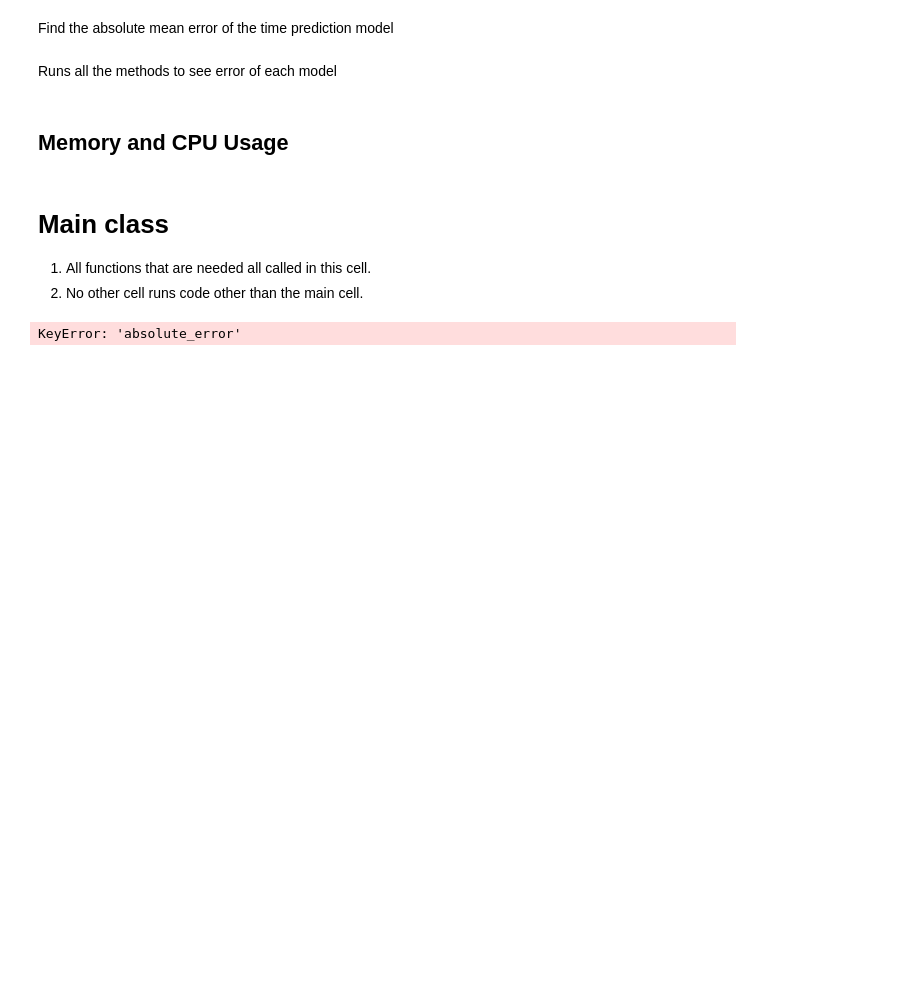
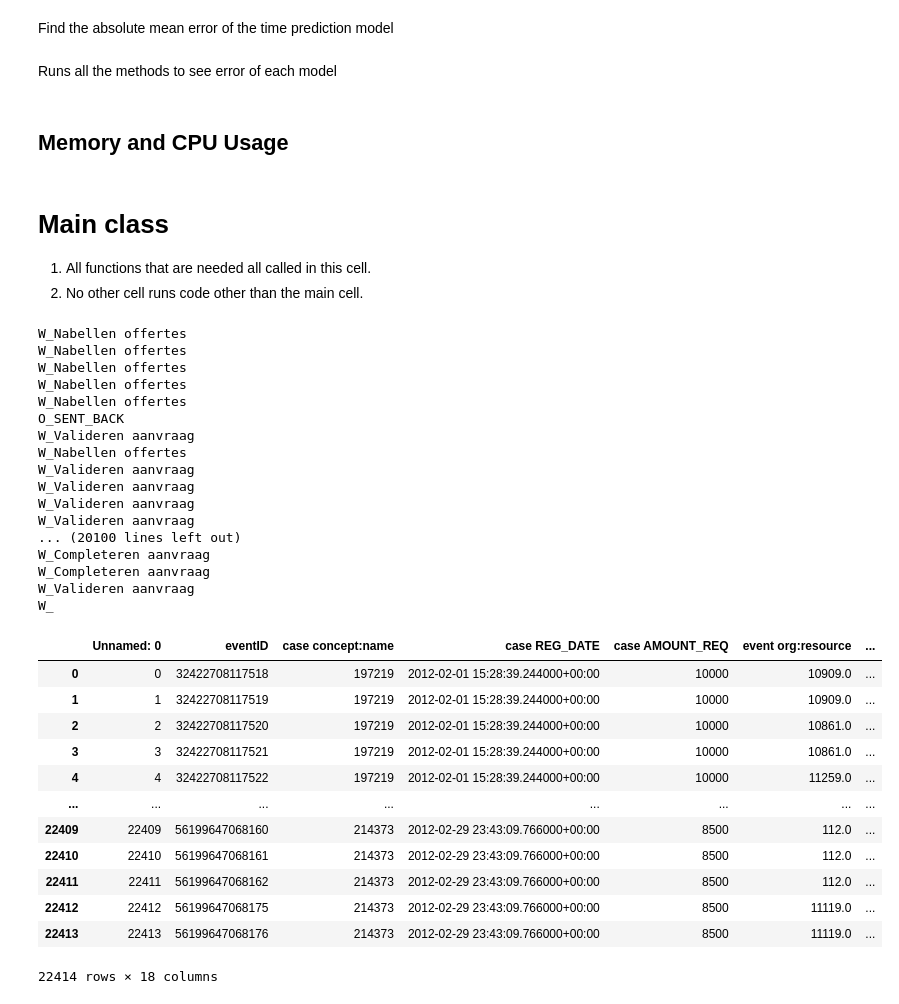
Before and after one commit to yuhsuanlintue/2IOI0_G6, a Jupyter notebook: Jnote.ipynb, the cells around one changed output. Drawn from its saved outputs; the diff is of its cells as text; code cells hidden in the pictures; blank space fills up the shorter version.

```diff
--- a/Jnote.ipynb
+++ b/Jnote.ipynb
@@ -672,10 +710,41 @@ def check_memory_cpu() :
 # %%
 # naive_estimators()
 # mode_estimators()
 # write_aggregation()
 # regression_estimator()
-decision_tree_estimator()
+# decision_tree_estimator()
 # error_model('db/S3_Regression_Estimator.csv', 'S_3_activities', 'S_3_time')
 # error_model('db/S2_Aggregation_Estimator.csv', 'S_2_Activity', 'S_2_Time')
+
+mode_estimators_V2()
 # %% [output]
-KeyError: 'absolute_error'
+W_Nabellen offertes
+W_Nabellen offertes
+W_Nabellen offertes
+W_Nabellen offertes
+W_Nabellen offertes
+O_SENT_BACK
+W_Valideren aanvraag
+W_Nabellen offertes
+W_Valideren aanvraag
+W_Valideren aanvraag
+W_Valideren aanvraag
+W_Valideren aanvraag
+... (20100 lines left out)
+W_Completeren aanvraag
+W_Completeren aanvraag
+W_Valideren aanvraag
+W_
+|  | Unnamed: 0 | eventID | case concept:name | case REG_DATE | case AMOUNT_REQ | event org:resource | ... |
+| 0 | 0 | 32422708117518 | 197219 | 2012-02-01 15:28:39.244000+00:00 | 10000 | 10909.0 | ... |
+| 1 | 1 | 32422708117519 | 197219 | 2012-02-01 15:28:39.244000+00:00 | 10000 | 10909.0 | ... |
+| 2 | 2 | 32422708117520 | 197219 | 2012-02-01 15:28:39.244000+00:00 | 10000 | 10861.0 | ... |
+| 3 | 3 | 32422708117521 | 197219 | 2012-02-01 15:28:39.244000+00:00 | 10000 | 10861.0 | ... |
+| 4 | 4 | 32422708117522 | 197219 | 2012-02-01 15:28:39.244000+00:00 | 10000 | 11259.0 | ... |
+| ... | ... | ... | ... | ... | ... | ... | ... |
+| 22409 | 22409 | 56199647068160 | 214373 | 2012-02-29 23:43:09.766000+00:00 | 8500 | 112.0 | ... |
+| 22410 | 22410 | 56199647068161 | 214373 | 2012-02-29 23:43:09.766000+00:00 | 8500 | 112.0 | ... |
+| 22411 | 22411 | 56199647068162 | 214373 | 2012-02-29 23:43:09.766000+00:00 | 8500 | 112.0 | ... |
+| 22412 | 22412 | 56199647068175 | 214373 | 2012-02-29 23:43:09.766000+00:00 | 8500 | 11119.0 | ... |
+| 22413 | 22413 | 56199647068176 | 214373 | 2012-02-29 23:43:09.766000+00:00 | 8500 | 11119.0 | ... |
+22414 rows × 18 columns
```
Also changed, not shown: parts of 3 cells of this notebook.
